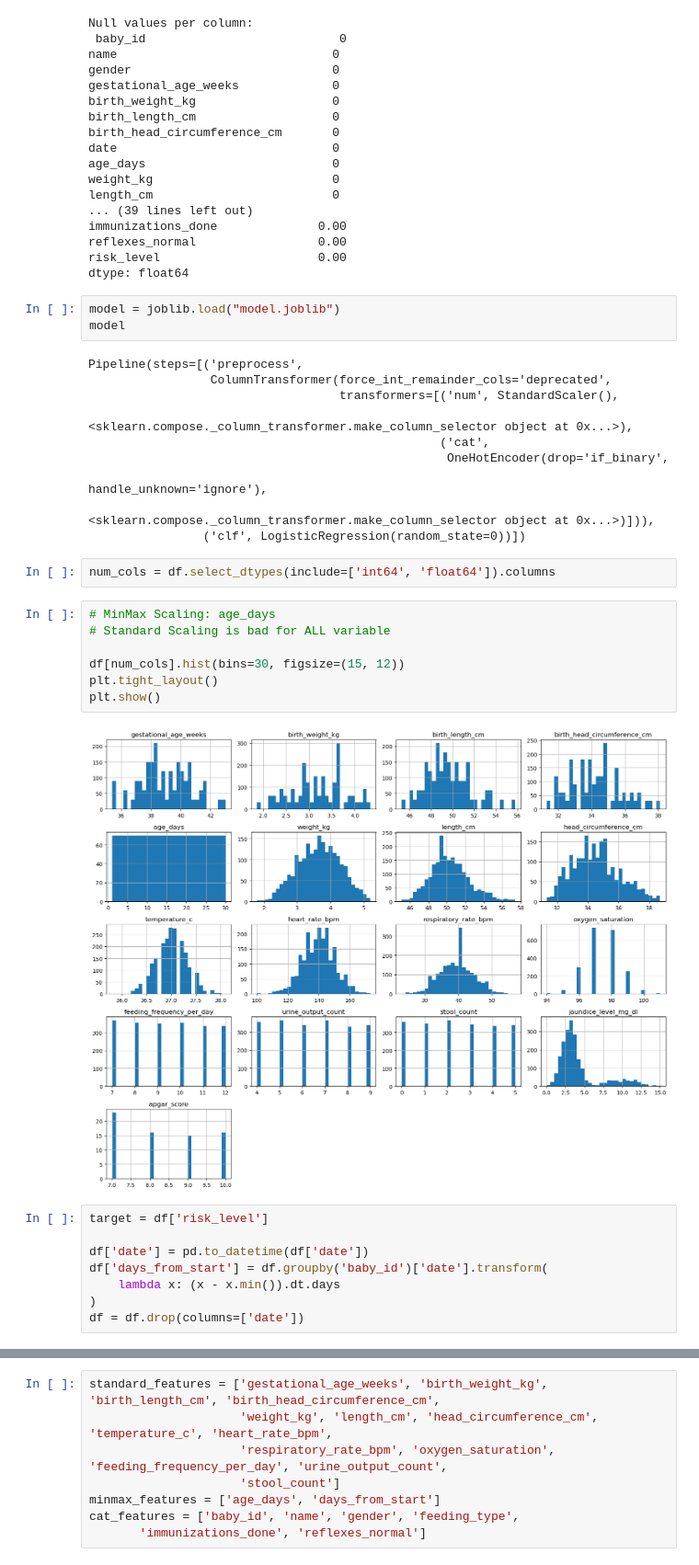
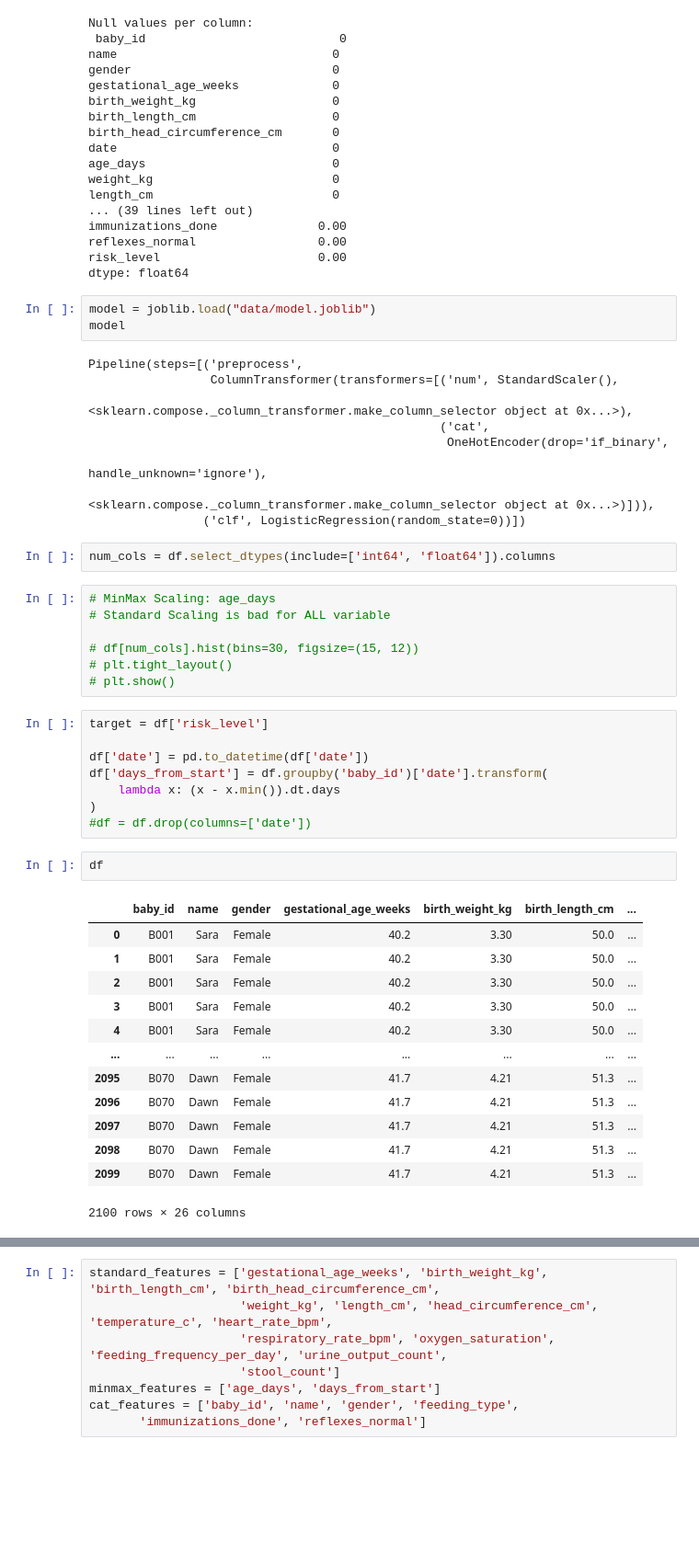
Before and after one commit to BSDSBA-JF/ML-II-Labs, a Jupyter notebook: 02/02-lab-materials/LINDSEY MAIN.ipynb, the cells around one changed output, grey strips where cells are left out. Shown: that part at 92% size. Cells and saved outputs as stored; diff of their text form; blank space fills up the shorter version.

```diff
--- a/02/02-lab-materials/LINDSEY MAIN.ipynb
+++ b/02/02-lab-materials/LINDSEY MAIN.ipynb
@@ -93,12 +93,11 @@ reflexes_normal                 0.00
 risk_level                      0.00
 dtype: float64
 # %%
-model = joblib.load("model.joblib")
+model = joblib.load("data/model.joblib")
 model
 # %% [output]
 Pipeline(steps=[('preprocess',
-                 ColumnTransformer(force_int_remainder_cols='deprecated',
-                                   transformers=[('num', StandardScaler(),
+                 ColumnTransformer(transformers=[('num', StandardScaler(),
                                                   <sklearn.compose._column_transformer.make_column_selector object at 0x...>),
                                                  ('cat',
                                                   OneHotEncoder(drop='if_binary',
@@ -111,11 +110,9 @@ num_cols = df.select_dtypes(include=['int64', 'float64']).columns
 # MinMax Scaling: age_days
 # Standard Scaling is bad for ALL variable
 
-df[num_cols].hist(bins=30, figsize=(15, 12))
-plt.tight_layout()
-plt.show()
+# df[num_cols].hist(bins=30, figsize=(15, 12))
+# plt.tight_layout()
+# plt.show()
-# %% [output]
-[figure, removed]
 # %%
 target = df['risk_level']
 
@@ -123,5 +120,21 @@ df['date'] = pd.to_datetime(df['date'])
 df['days_from_start'] = df.groupby('baby_id')['date'].transform(
     lambda x: (x - x.min()).dt.days
 )
-df = df.drop(columns=['date'])
+#df = df.drop(columns=['date'])
+# %%
+df
+# %% [output]
+|  | baby_id | name | gender | gestational_age_weeks | birth_weight_kg | birth_length_cm | ... |
+| 0 | B001 | Sara | Female | 40.2 | 3.30 | 50.0 | ... |
+| 1 | B001 | Sara | Female | 40.2 | 3.30 | 50.0 | ... |
+| 2 | B001 | Sara | Female | 40.2 | 3.30 | 50.0 | ... |
+| 3 | B001 | Sara | Female | 40.2 | 3.30 | 50.0 | ... |
+| 4 | B001 | Sara | Female | 40.2 | 3.30 | 50.0 | ... |
+| ... | ... | ... | ... | ... | ... | ... | ... |
+| 2095 | B070 | Dawn | Female | 41.7 | 4.21 | 51.3 | ... |
+| 2096 | B070 | Dawn | Female | 41.7 | 4.21 | 51.3 | ... |
+| 2097 | B070 | Dawn | Female | 41.7 | 4.21 | 51.3 | ... |
+| 2098 | B070 | Dawn | Female | 41.7 | 4.21 | 51.3 | ... |
+| 2099 | B070 | Dawn | Female | 41.7 | 4.21 | 51.3 | ... |
+2100 rows × 26 columns
 # %%
```
Also changed, not shown: parts of 13 cells of this notebook.
